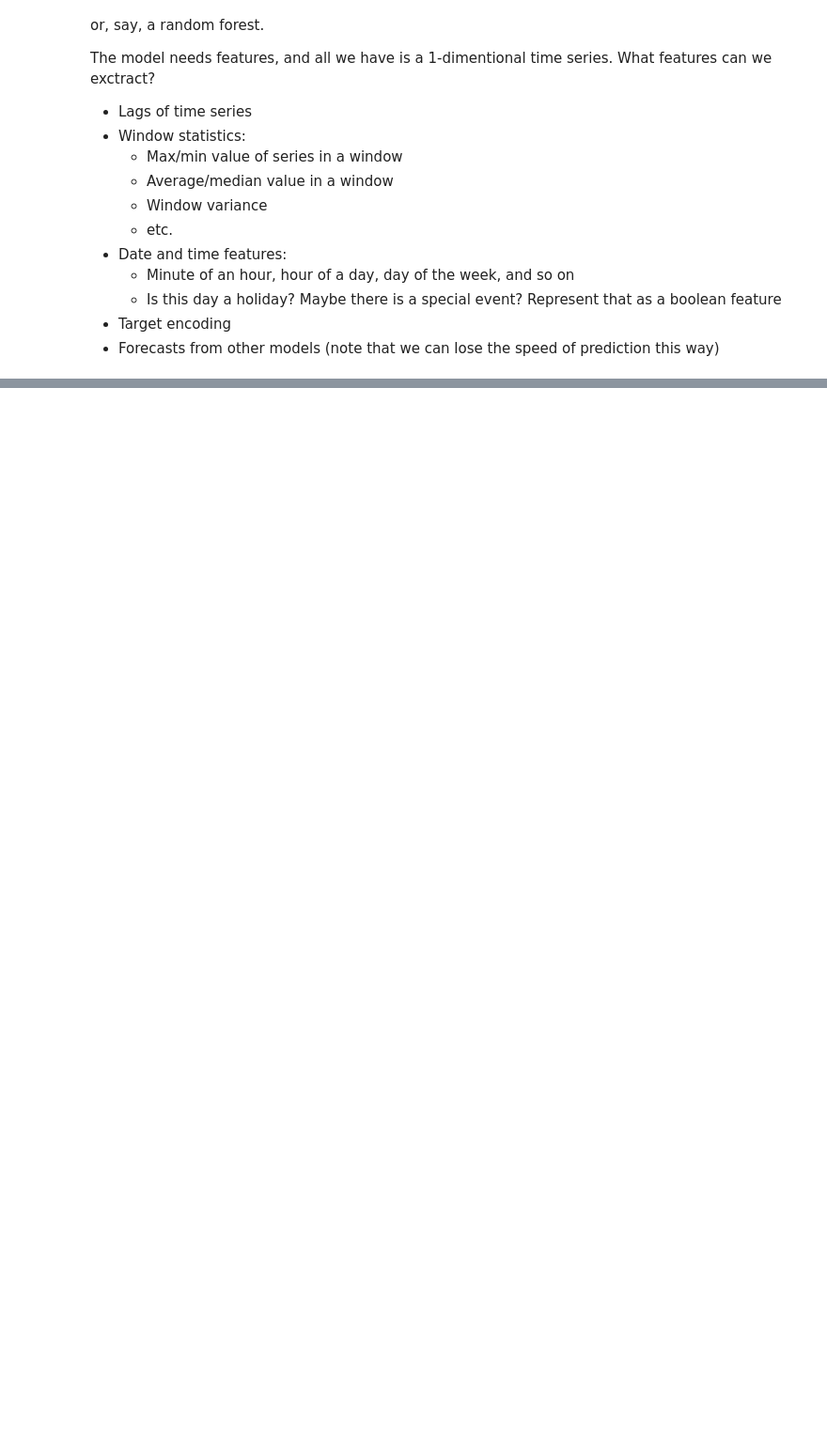
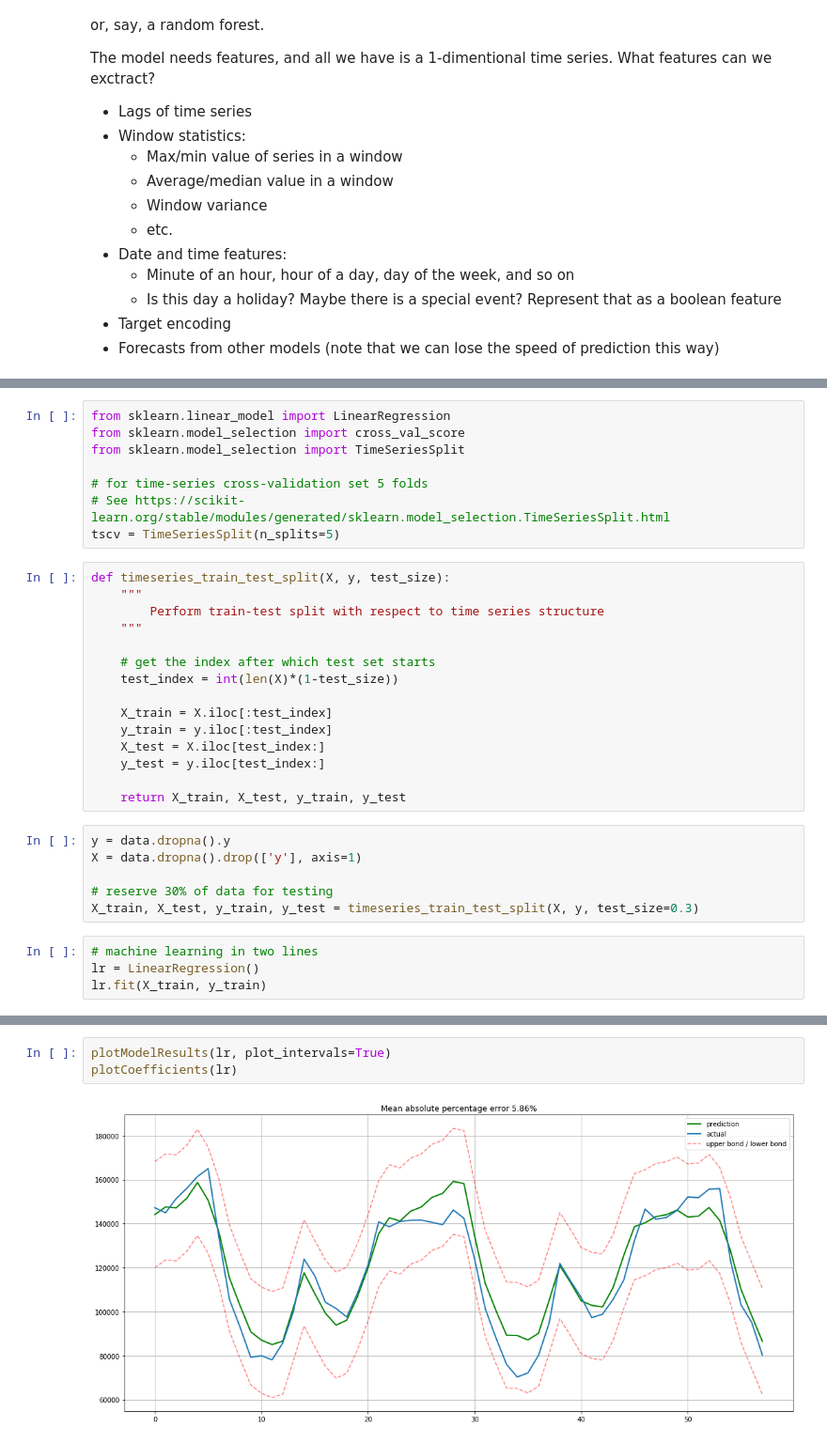
Before and after one commit to RedOx22/real-world-machine-learning, a Jupyter notebook: Using_ML_Regressors_for_Time_Series_Analysis.ipynb, the cells around one changed output, grey strips where cells are left out. Shown at 94% size. Drawn from its saved outputs; the diff is of its cells as text; blank space fills up the shorter version.

```diff
--- a/Using_ML_Regressors_for_Time_Series_Analysis.ipynb
+++ b/Using_ML_Regressors_for_Time_Series_Analysis.ipynb
@@ -122,0 +153,33 @@ The model needs features, and all we have is a 1-dimentional time series. What f
+# %%
+from sklearn.linear_model import LinearRegression
+from sklearn.model_selection import cross_val_score
+from sklearn.model_selection import TimeSeriesSplit
+
+# for time-series cross-validation set 5 folds
+# See https://scikit-learn.org/stable/modules/generated/sklearn.model_selection.TimeSeriesSplit.html
+tscv = TimeSeriesSplit(n_splits=5)
+# %%
+def timeseries_train_test_split(X, y, test_size):
+    """
+        Perform train-test split with respect to time series structure
+    """
+
+    # get the index after which test set starts
+    test_index = int(len(X)*(1-test_size))
+
+    X_train = X.iloc[:test_index]
+    y_train = y.iloc[:test_index]
+    X_test = X.iloc[test_index:]
+    y_test = y.iloc[test_index:]
+
+    return X_train, X_test, y_train, y_test
+# %%
+y = data.dropna().y
+X = data.dropna().drop(['y'], axis=1)
+
+# reserve 30% of data for testing
+X_train, X_test, y_train, y_test = timeseries_train_test_split(X, y, test_size=0.3)
+# %%
+# machine learning in two lines
+lr = LinearRegression()
+lr.fit(X_train, y_train)
@@ -122,0 +241,5 @@ The model needs features, and all we have is a 1-dimentional time series. What f
+# %%
+plotModelResults(lr, plot_intervals=True)
+plotCoefficients(lr)
+# %% [output]
+[figure, added]
```
Also changed, not shown: parts of 17 cells of this notebook.
